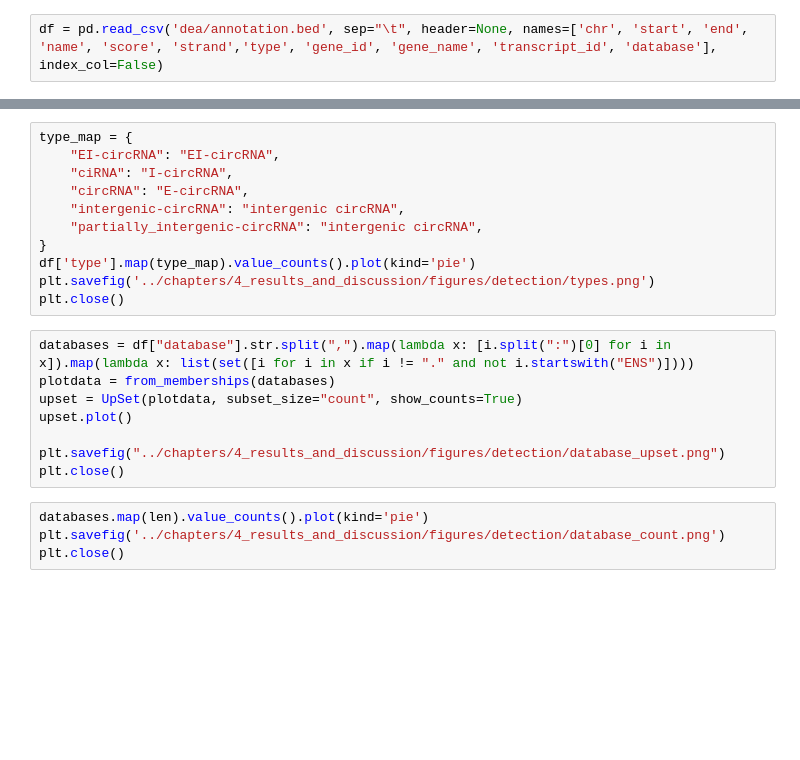
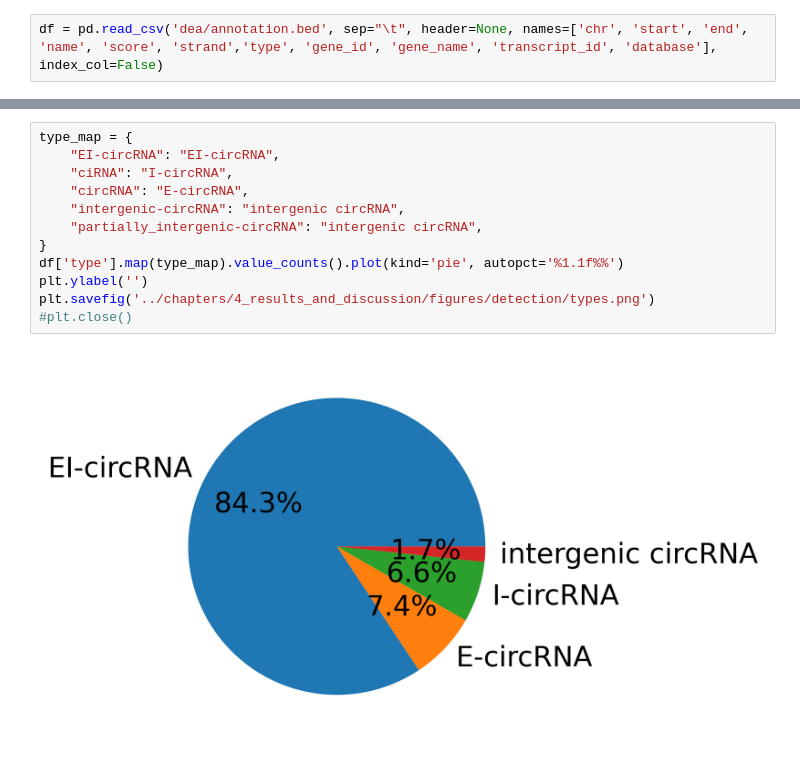
Before and after one commit to nictru/bsc-thesis, a Jupyter notebook: data/annotation.ipynb, the cells around one changed output, grey strips where cells are left out. Drawn from its saved outputs; the diff is of its cells as text; blank space fills up the shorter version.

Commit message:
Update circRNA types section

```diff
--- a/data/annotation.ipynb
+++ b/data/annotation.ipynb
@@ -14,23 +38,14 @@ df = pd.read_csv('dea/annotation.bed', sep="\t", header=None, names=['chr', 'sta
 # %%
 type_map = {
     "EI-circRNA": "EI-circRNA",
     "ciRNA": "I-circRNA",
     "circRNA": "E-circRNA",
     "intergenic-circRNA": "intergenic circRNA",
     "partially_intergenic-circRNA": "intergenic circRNA",
 }
-df['type'].map(type_map).value_counts().plot(kind='pie')
+df['type'].map(type_map).value_counts().plot(kind='pie', autopct='%1.1f%%')
+plt.ylabel('')
 plt.savefig('../chapters/4_results_and_discussion/figures/detection/types.png')
-plt.close()
+#plt.close()
+# %% [output]
+[figure, added]
-# %%
-databases = df["database"].str.split(",").map(lambda x: [i.split(":")[0] for i in x]).map(lambda x: list(set([i for i in x if i != "." and not i.startswith("ENS")])))
-plotdata = from_memberships(databases)
-upset = UpSet(plotdata, subset_size="count", show_counts=True)
-upset.plot()
-
-plt.savefig("../chapters/4_results_and_discussion/figures/detection/database_upset.png")
-plt.close()
-# %%
-databases.map(len).value_counts().plot(kind='pie')
-plt.savefig('../chapters/4_results_and_discussion/figures/detection/database_count.png')
-plt.close()
```
Also changed, not shown: parts of 3 cells of this notebook, 4 other files.
